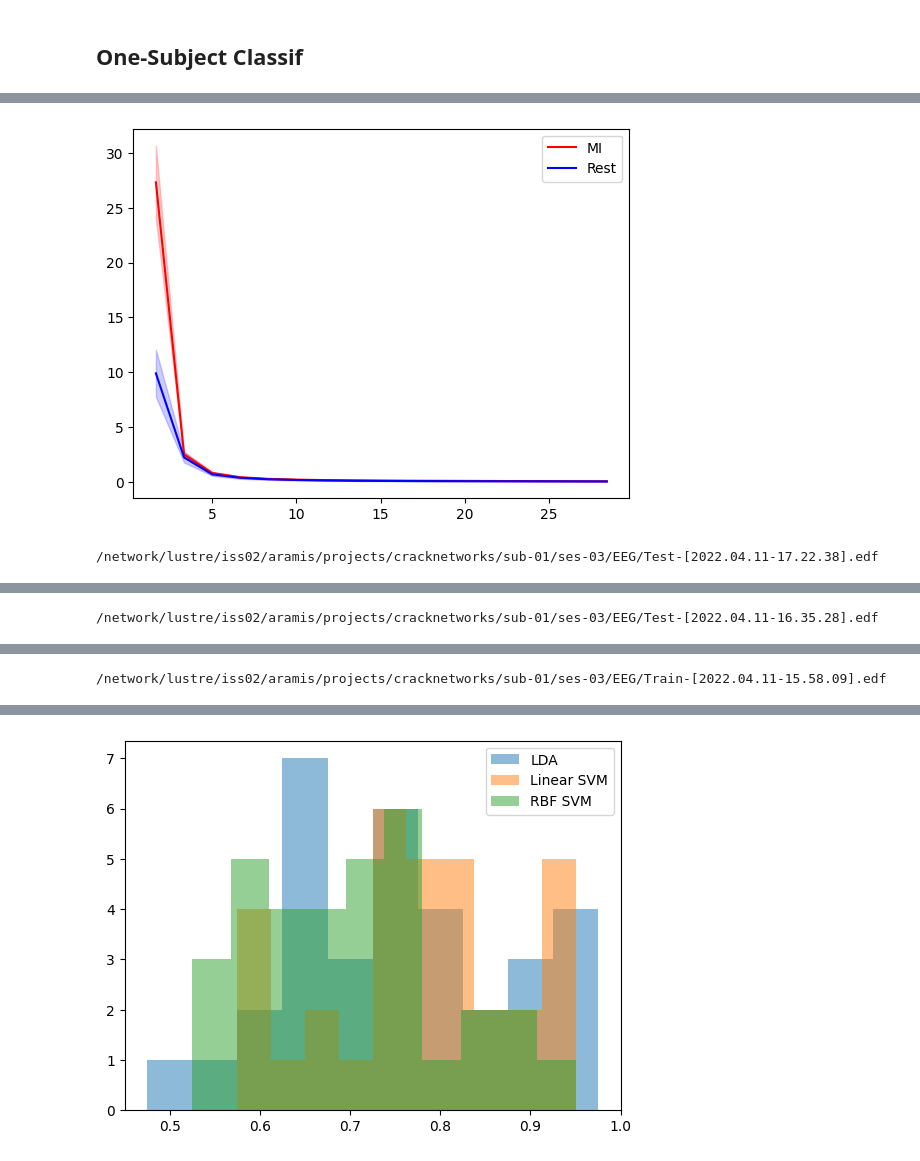
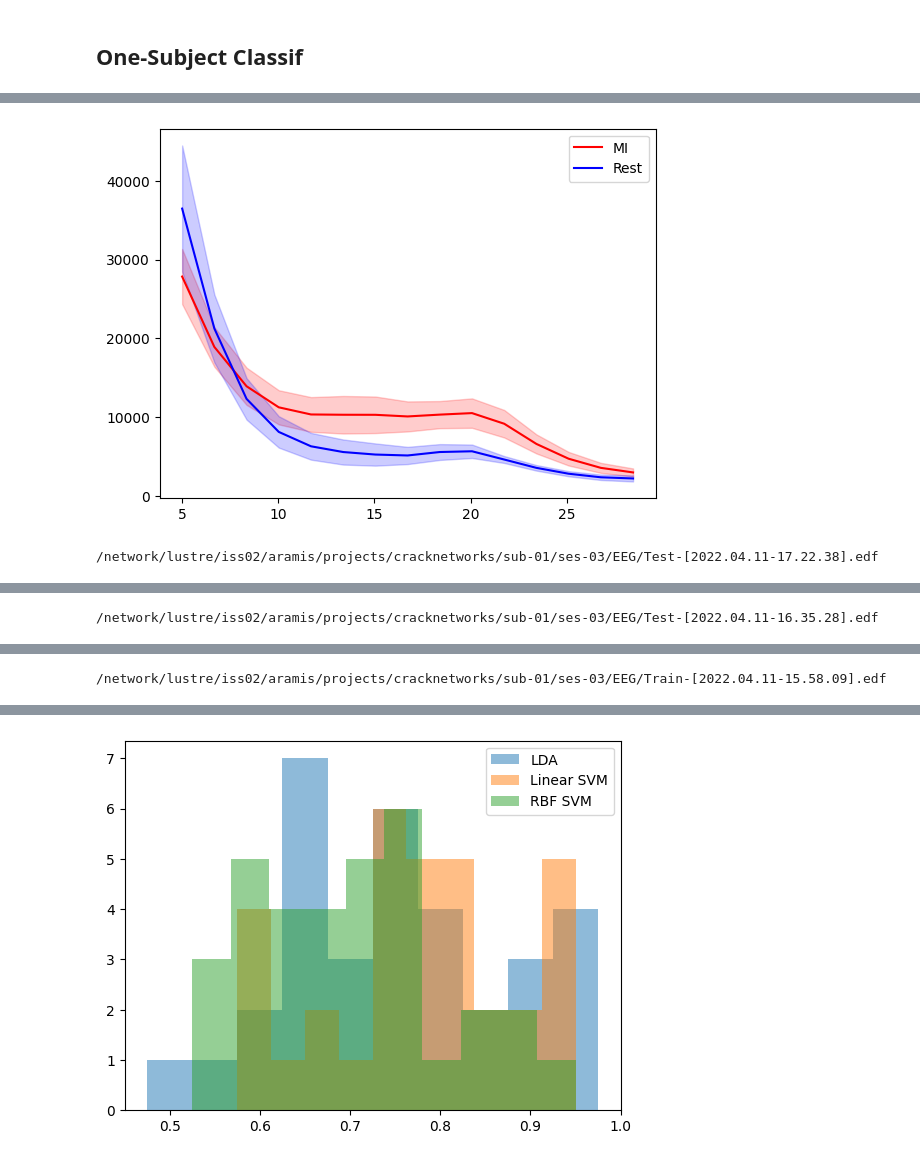
Before and after one commit to Aurelien-Stumpf-Mascles/BCI_Classification, a Jupyter notebook: experiments/eeg_classification_one_subject_braccio.ipynb, the cells around one changed output, grey strips where cells are left out. Cells and saved outputs as stored; diff of their text form; code cells hidden in the pictures.

```diff
--- a/experiments/eeg_classification_one_subject_braccio.ipynb
+++ b/experiments/eeg_classification_one_subject_braccio.ipynb
@@ -147,20 +260,47 @@ dict_channels_ordered = dict(sorted(dict_channels.items()))
 # %%
-folder_path = "/network/lustre/iss02/aramis/projects/cracknetworks/sub-01/ses-03/EEG/"
+num_subject = 1
+num_session = 3
+
+detrend = False
+
+if num_subject < 10:
+    subject_number = "0" + str(num_subject)
+else:
+    subject_number = str(num_subject)
+
+session_number = "0" + str(num_session)
+
+print("Subject: ", subject_number, " Session: ", session_number)
+
+# Define the path to the data
+folder_path = "/network/lustre/iss02/aramis/projects/cracknetworks/sub-{}/ses-{}/EEG/".format(subject_number, session_number)
+
+# List all the files in the folder
 files = [folder_path + f for f in os.listdir(folder_path) if f.endswith('.edf') and not(f.startswith("._"))]
+list_train_files = files[0:-2]
+list_test_files = files[-2:]
+print("Train files: ", list_train_files)
 
-labels = ['OVTK_GDF_Left', 'OVTK_GDF_Right']
-#list_name_channels = ["CP1","CP3","CP5","C1","C3"]
-list_name_channels = ["CP1","CP3","CP5","C1","C3","C5","C2","CP2","Cz","FCz","C4","CP4"]
+# Define the channels
+list_name_channels = ["P8"]
 ch_names = raw_obj.info['ch_names']
 list_idx_channels = [ch_names.index(name) for name in list_name_channels]
+
+# Define the labels
+labels = ['OVTK_GDF_Left', 'OVTK_GDF_Right']
+
+dict_ = {"polynomial_degree":10,"type_psd":"burg","tmin":0,"tmax":4,"fs":500,"nfft":300,"noverlap":150,"nperseg":300,"filter_order":19,"fmin":4,"fmax":30}
 
 for file in files :
     print(file)
     list_file = [file]
+
     try :
-        signal, list_labels, list_freqs = dataset.psd_dataset_creator(list_file, list_idx_channels, labels, type_psd = "burg")
+        data = dataset.EEG_Dataset(files_list = list_file, list_idx_channels = list_idx_channels, list_labels = labels, feature_type = "psd", dict_ = dict_)
         colors = ['r','b']
-        idx_freqs = np.argwhere((list_freqs >= 1) & (list_freqs <= 30)).reshape(-1)
+        signal = data.features
+        list_freqs = data.freqs
+        list_labels = data.labels
         # Plot the PSD with variance
         if signal.shape[0] == 0:
             continue
@@ -169,19 +309,48 @@ for file in files :
             signal = np.sum(signal, axis = 1)
             signal_rest = np.mean(signal[label_rest,:],axis = 0).reshape(-1)
             signal_rest_std_dev = np.std(signal[label_rest,:],axis = 0).reshape(-1) / np.sqrt(len(label_rest))
-            plt.plot(list_freqs[idx_freqs],signal_rest[idx_freqs], color='r', label = "MI")
-            plt.fill_between(list_freqs[idx_freqs], signal_rest[idx_freqs]-signal_rest_std_dev[idx_freqs], signal_rest[idx_freqs]+signal_rest_std_dev[idx_freqs], color='r', alpha=0.2)
+            plt.plot(list_freqs,signal_rest, color='r', label = "MI")
+            plt.fill_between(list_freqs, signal_rest-signal_rest_std_dev, signal_rest+signal_rest_std_dev, color='r', alpha=0.2)
 
             label_mi = np.argwhere(list_labels == 1)
             signal_mi = np.mean(signal[label_mi,:],axis = 0).reshape(-1)
             signal_mi_std_dev = np.std(signal[label_mi,:],axis = 0).reshape(-1) / np.sqrt(len(label_mi))
-            plt.plot(list_freqs[idx_freqs],signal_mi[idx_freqs], color='b', label = "Rest")
-            plt.fill_between(list_freqs[idx_freqs], signal_mi[idx_freqs]-signal_mi_std_dev[idx_freqs], signal_mi[idx_freqs]+signal_mi_std_dev[idx_freqs], color='b', alpha=0.2)
+            plt.plot(list_freqs,signal_mi, color='b', label = "Rest")
+            plt.fill_between(list_freqs, signal_mi-signal_mi_std_dev, signal_mi+signal_mi_std_dev, color='b', alpha=0.2)
 
             plt.legend()
+            plt.show()
 
-            plt.show()
-    except Exception as e:
-        print(e)
+    except:
+        print("Error")
         continue
+
+trainset = dataset.EEG_Dataset(files_list = list_train_files, list_idx_channels = list_idx_channels, list_labels = labels, feature_type = "band", dict_ = dict_)
+testset = dataset.EEG_Dataset(files_list = list_test_files, list_idx_channels = list_idx_channels, list_labels = labels, feature_type = "band", dict_ = dict_)
+
+X_train = trainset.features[:,:,:].reshape(trainset.features.shape[0], -1)
+y_train = trainset.labels
+X_test = testset.features[:,:,:].reshape(testset.features.shape[0], -1)
+y_test = testset.labels
+
+# Train LDA classifier
+lda_clf = LinearDiscriminantAnalysis()
+lda_clf.fit(X_train, y_train)
+y_pred = lda_clf.predict(X_test)
+acc = np.mean(y_pred == y_test)
+print("LDA accuracy: ", acc)
+
+# Train SVM classifier
+svm_clf = SVC(kernel='linear')
+svm_clf.fit(X_train, y_train)
+y_pred = svm_clf.predict(X_test)
+acc = np.mean(y_pred == y_test)
+print("SVM accuracy: ", acc)
+
+# Train SVM classifier
+svm_clf = SVC(kernel='rbf')
+svm_clf.fit(X_train, y_train)
+y_pred = svm_clf.predict(X_test)
+acc = np.mean(y_pred == y_test)
+print("rbf SVM accuracy: ", acc)
 # %% [output]
@@ -188,3 +359,3 @@ for file in files :
 /network/lustre/iss02/aramis/projects/cracknetworks/sub-01/ses-03/EEG/Test-[2022.04.11-17.11.28].edf
-[figure, old version]
+[figure, new version]
 /network/lustre/iss02/aramis/projects/cracknetworks/sub-01/ses-03/EEG/Test-[2022.04.11-17.22.38].edf
```
Also changed, not shown: parts of 14 cells of this notebook, 2 other files.
